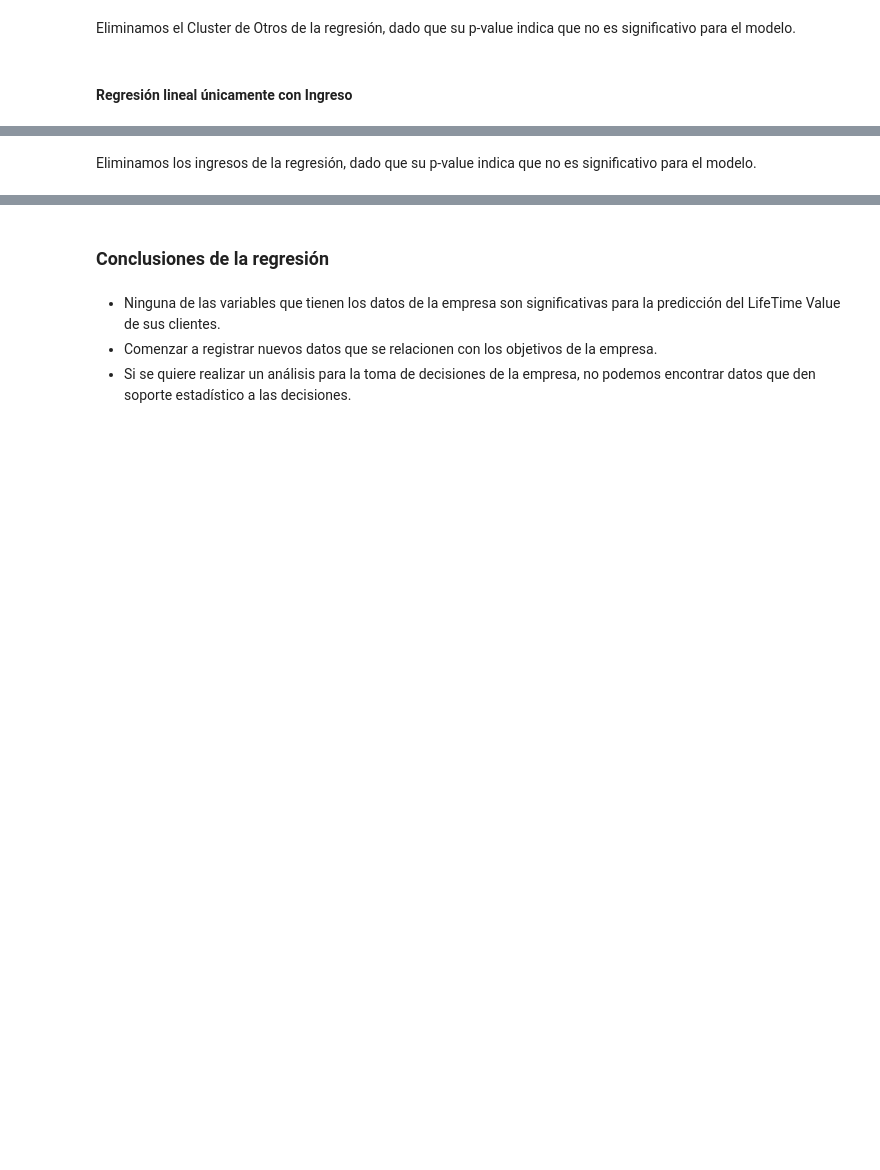
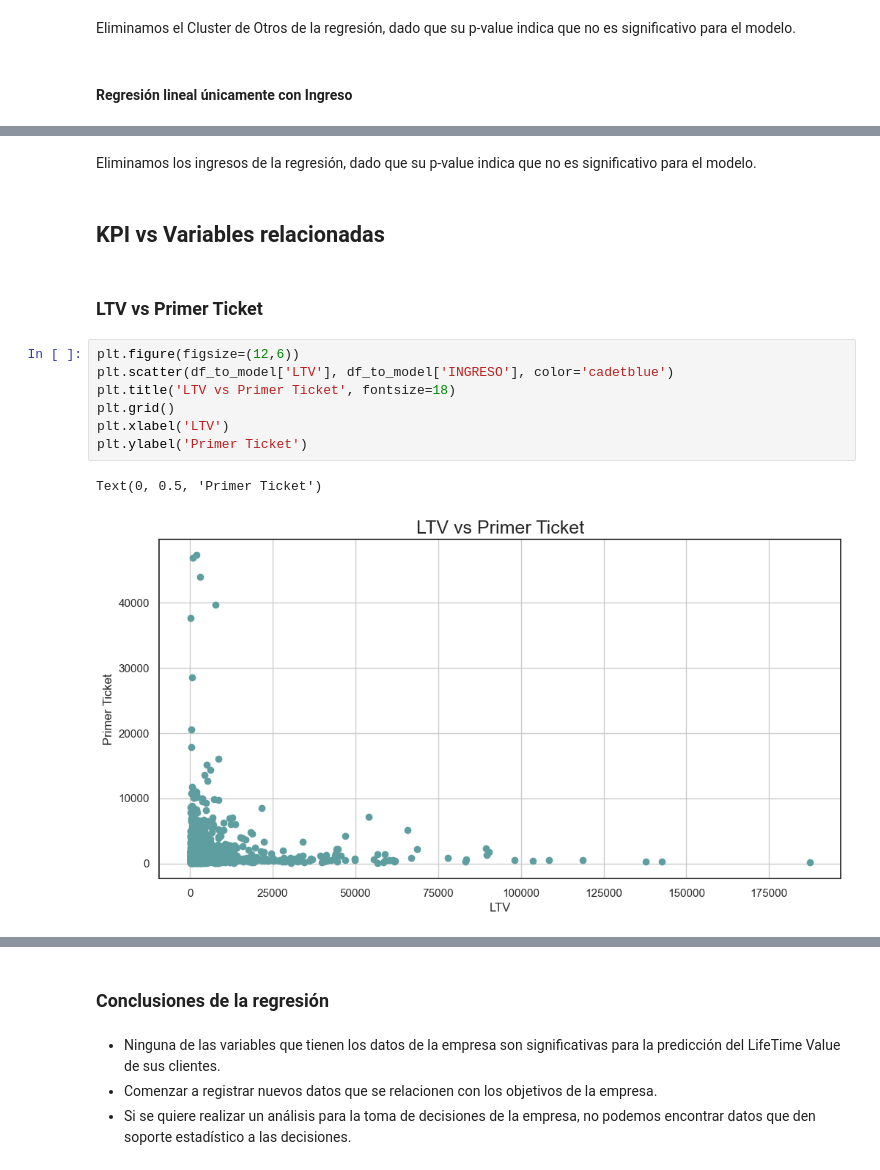
Before and after one commit to luisejdm/Analisis_de_datos_financieros_y_de_diseno_de_indicadores, a Jupyter notebook: Proyecto/Proyecto.ipynb, the cells around one changed output, grey strips where cells are left out. Saved outputs shown, nothing was run; the diff lists cells and outputs as text; blank space fills up the shorter version.

```diff
--- a/Proyecto/Proyecto.ipynb
+++ b/Proyecto/Proyecto.ipynb
@@ -490,5 +506,19 @@ Notes:
 [1] Standard Errors assume that the covariance matrix of the errors is correctly specified.
 [2] The condition number is large, 4.37e+03. This might indicate that there are
 strong multicollinearity or other numerical problems.
-# %% [markdown]
-Eliminamos los ingresos de la regresión, dado que su p-value indica que no es significativo para el modelo.
+# %% [markdown]
+Eliminamos los ingresos de la regresión, dado que su p-value indica que no es significativo para el modelo.
+# %% [markdown]
+## KPI vs Variables relacionadas
+# %% [markdown]
+### LTV vs Primer Ticket
+# %%
+plt.figure(figsize=(12,6))
+plt.scatter(df_to_model['LTV'], df_to_model['INGRESO'], color='cadetblue')
+plt.title('LTV vs Primer Ticket', fontsize=18)
+plt.grid()
+plt.xlabel('LTV')
+plt.ylabel('Primer Ticket')
+# %% [output]
+Text(0, 0.5, 'Primer Ticket')
+[figure, added]
```
Also changed, not shown: parts of 32 cells of this notebook, 2 other files.
